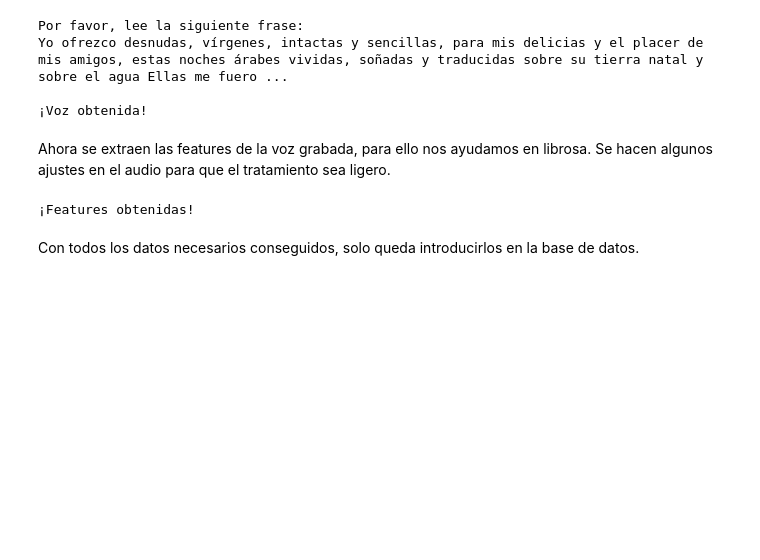
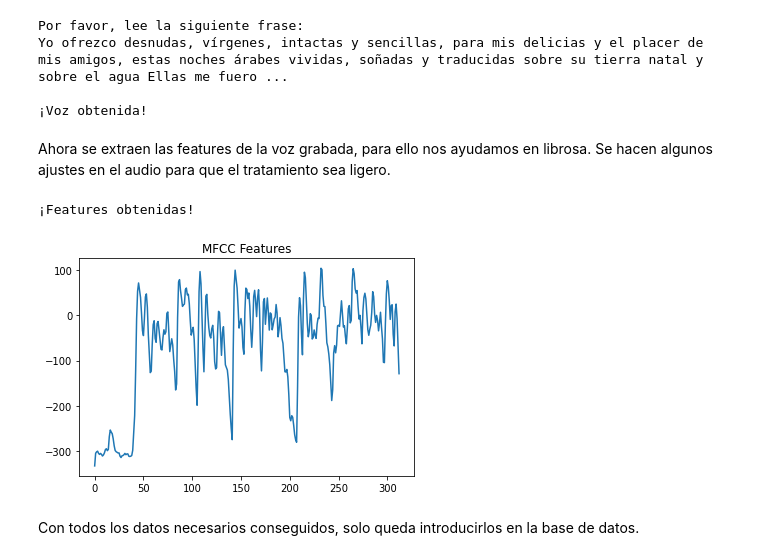
Before and after one commit to dgallards/Voice-recognition-system, a Jupyter notebook: demo.ipynb, the cells around one changed output. Saved outputs shown, nothing was run; the diff lists cells and outputs as text; code cells hidden in the pictures; blank space fills up the shorter version.

```diff
--- a/demo.ipynb
+++ b/demo.ipynb
@@ -80,20 +83,24 @@ Se hacen algunos ajustes en el audio para que el tratamiento sea ligero.
 # %%
 import librosa
 import librosa.display
 import numpy as np
 import matplotlib.pyplot as plt
 
+#Conversión del audio
 waveform_mono = librosa.to_mono(waveform.T)
 waveform16k_mono = librosa.resample(waveform_mono, orig_sr=fs, target_sr=16000)
+
+#Obtención de features
 obtFeatures = np.squeeze(librosa.feature.mfcc(y=waveform16k_mono, sr=16000, n_mfcc=1)).reshape(-1,1).reshape(1,-1)
 np.savetxt("features/" + user["username"] + ".csv", obtFeatures)
+print("\n¡Features obtenidas!")
 
-print("\n¡Features obtenidas!")
 plt.plot(obtFeatures[0])
-plt.title("Features del usuario " + user["username"])
+plt.title("MFCC Features")
 plt.show()
 # %% [output]
 ¡Features obtenidas!
+[figure, added]
 # %% [markdown]
 Con todos los datos necesarios conseguidos, solo queda introducirlos en la base de datos.
 # %%
```
Also changed, not shown: parts of 8 cells of this notebook, 4 other files.
